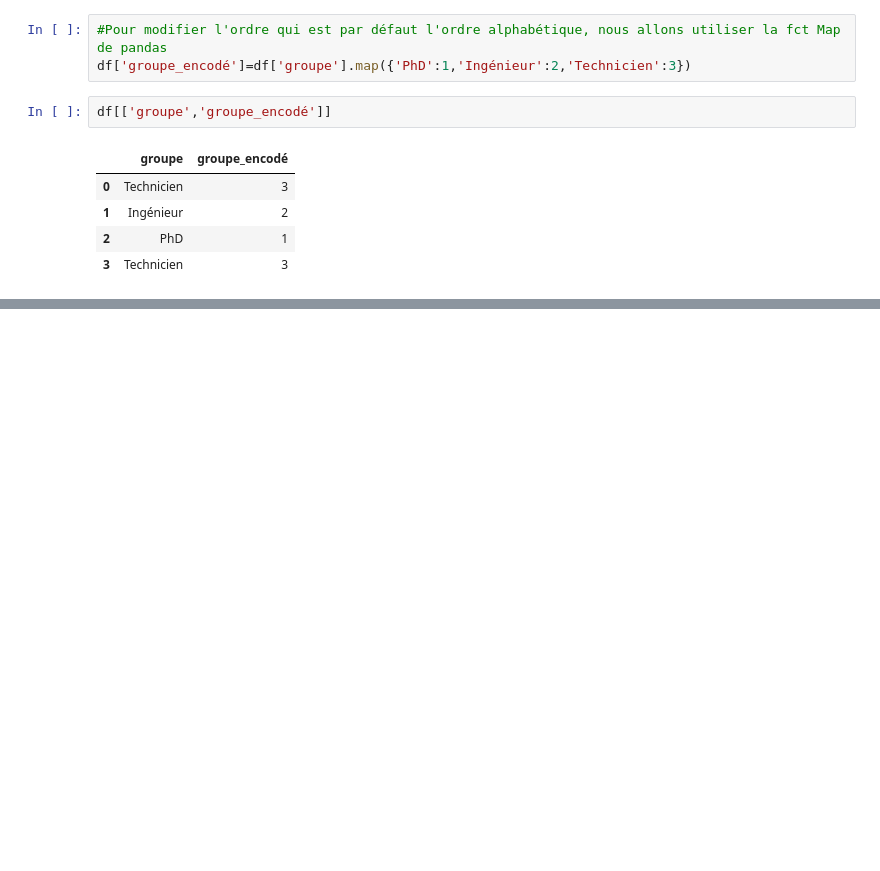
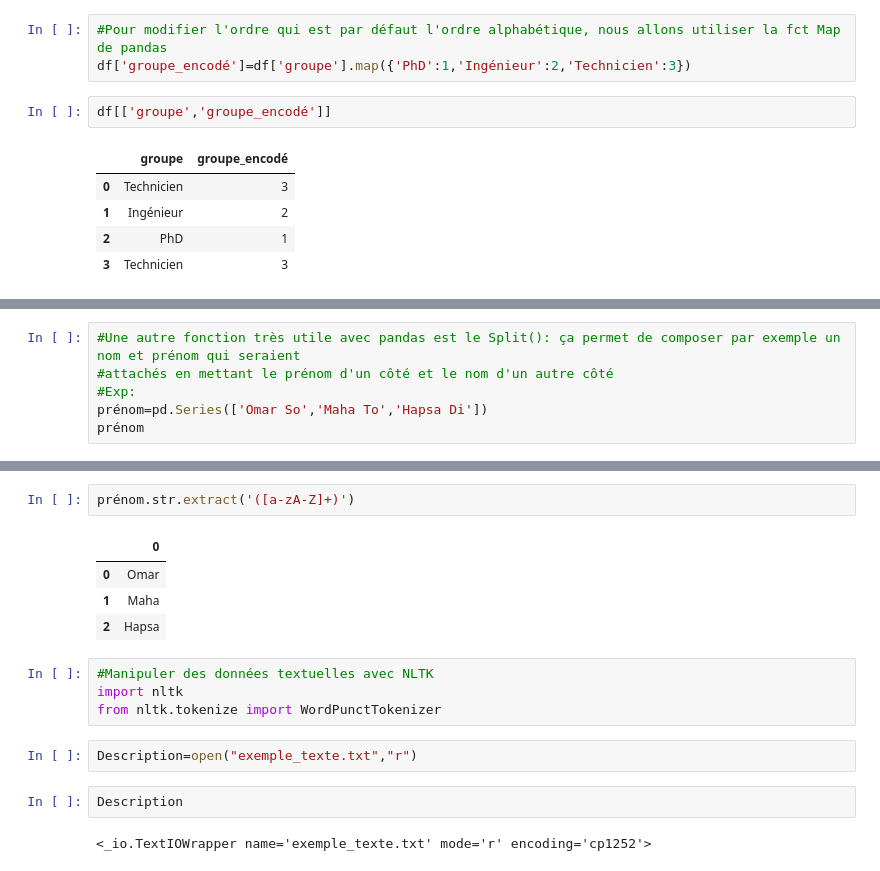
Before and after one commit to ChaouechOlfa/PythonPourDataScience, a Jupyter notebook: ManipulerDifférentsTypesDeDonnées.ipynb, the cells around one changed output, grey strips where cells are left out. Drawn from its saved outputs; the diff is of its cells as text; blank space fills up the shorter version.

```diff
--- a/ManipulerDifférentsTypesDeDonnées.ipynb
+++ b/ManipulerDifférentsTypesDeDonnées.ipynb
@@ -121,0 +228,6 @@ df[['groupe','groupe_encodé']]
+# %%
+#Une autre fonction très utile avec pandas est le Split(): ça permet de composer par exemple un nom et prénom qui seraient
+#attachés en mettant le prénom d'un côté et le nom d'un autre côté
+#Exp:
+prénom=pd.Series(['Omar So','Maha To','Hapsa Di'])
+prénom
@@ -121,0 +252,17 @@ df[['groupe','groupe_encodé']]
+# %%
+prénom.str.extract('([a-zA-Z]+)')
+# %% [output]
+|  | 0 |
+| 0 | Omar |
+| 1 | Maha |
+| 2 | Hapsa |
+# %%
+#Manipuler des données textuelles avec NLTK
+import nltk
+from nltk.tokenize import WordPunctTokenizer
+# %%
+Description=open("exemple_texte.txt","r")
+# %%
+Description
+# %% [output]
+<_io.TextIOWrapper name='exemple_texte.txt' mode='r' encoding='cp1252'>
```
Also changed, not shown: parts of 30 cells of this notebook, 2 other files.
